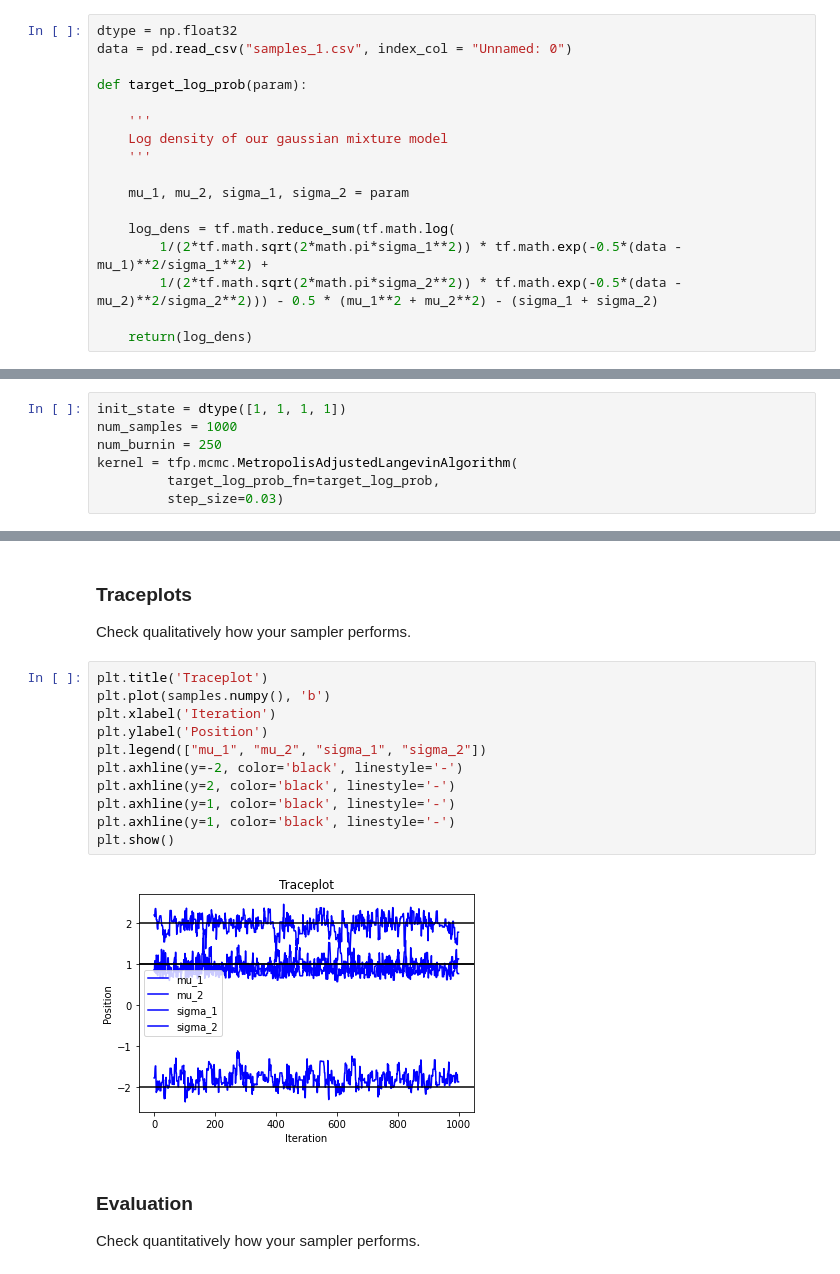
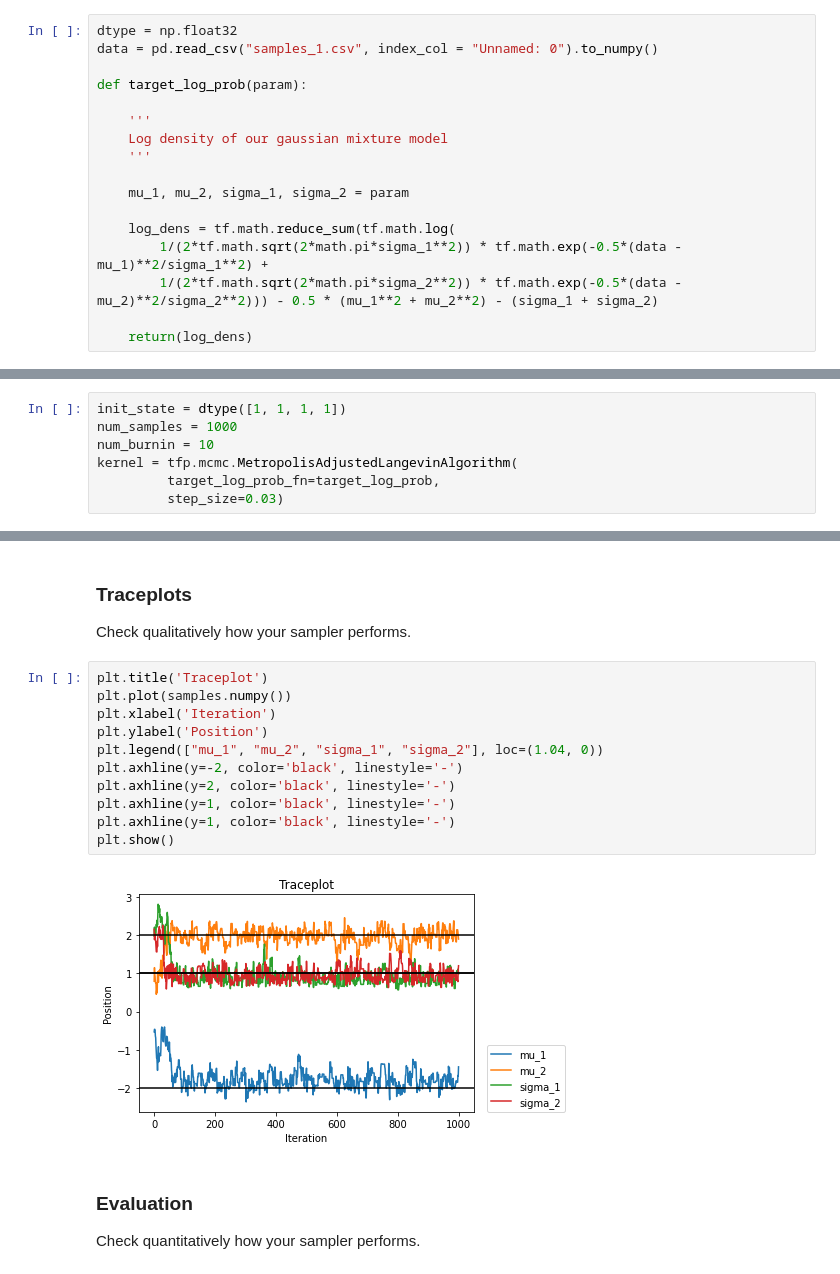
Before and after one commit to PaulNitschke/MCMC-Workshop---Stads, a Jupyter notebook: src/challenge/run_me.ipynb, the cells around one changed output, grey strips where cells are left out. Cells and saved outputs as stored; diff of their text form.

```diff
--- a/src/challenge/run_me.ipynb
+++ b/src/challenge/run_me.ipynb
@@ -18,7 +18,7 @@ from submission_example import MCMC_competition
 ### Load Data and Define Density
 # %%
 dtype = np.float32
-data = pd.read_csv("samples_1.csv", index_col = "Unnamed: 0")
+data = pd.read_csv("samples_1.csv", index_col = "Unnamed: 0").to_numpy()
 
 def target_log_prob(param):
 
@@ -40,7 +40,7 @@ Change Stuff here. To begin leave everything as is.
 # %%
 init_state = dtype([1, 1, 1, 1])
 num_samples = 1000
-num_burnin = 250
+num_burnin = 10
 kernel = tfp.mcmc.MetropolisAdjustedLangevinAlgorithm(
          target_log_prob_fn=target_log_prob,
          step_size=0.03)
@@ -67,17 +65,17 @@ AttributeError: 'DType' object has no attribute 'type'
 Check qualitatively how your sampler performs.
 # %%
 plt.title('Traceplot')
-plt.plot(samples.numpy(), 'b')
+plt.plot(samples.numpy())
 plt.xlabel('Iteration')
 plt.ylabel('Position')
-plt.legend(["mu_1", "mu_2", "sigma_1", "sigma_2"])
+plt.legend(["mu_1", "mu_2", "sigma_1", "sigma_2"], loc=(1.04, 0))
 plt.axhline(y=-2, color='black', linestyle='-')
 plt.axhline(y=2, color='black', linestyle='-')
 plt.axhline(y=1, color='black', linestyle='-')
 plt.axhline(y=1, color='black', linestyle='-')
 plt.show()
 # %% [output]
-[figure, old version]
+[figure, new version]
 # %% [markdown]
 ### Evaluation
 
```
Also changed, not shown: parts of 4 cells of this notebook, 2 other files.
